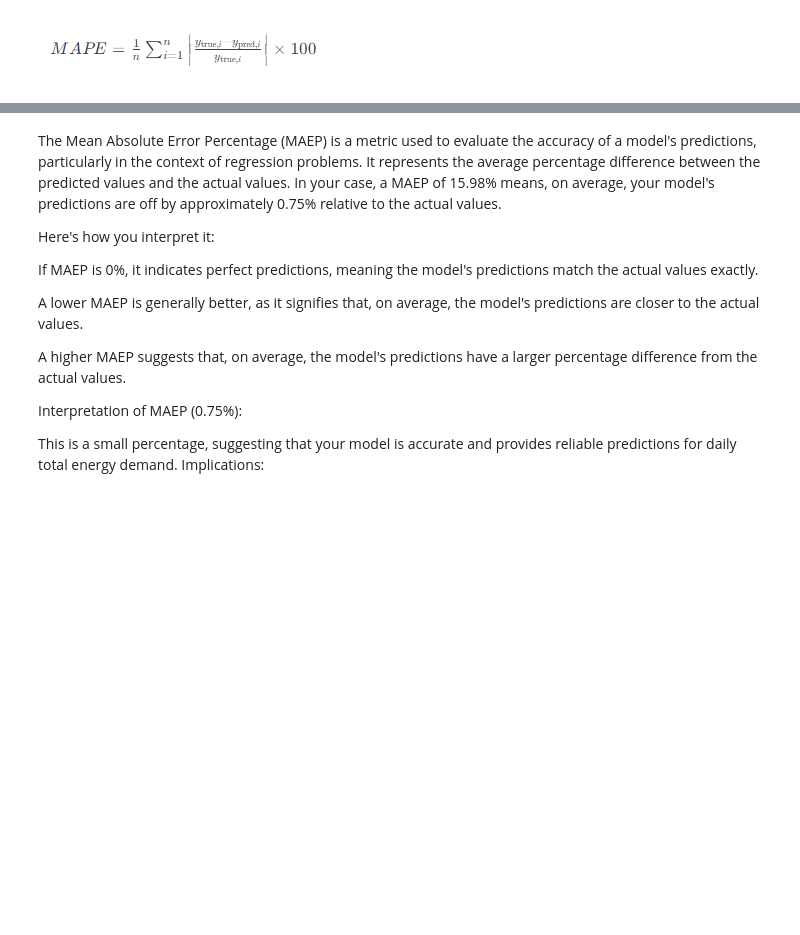
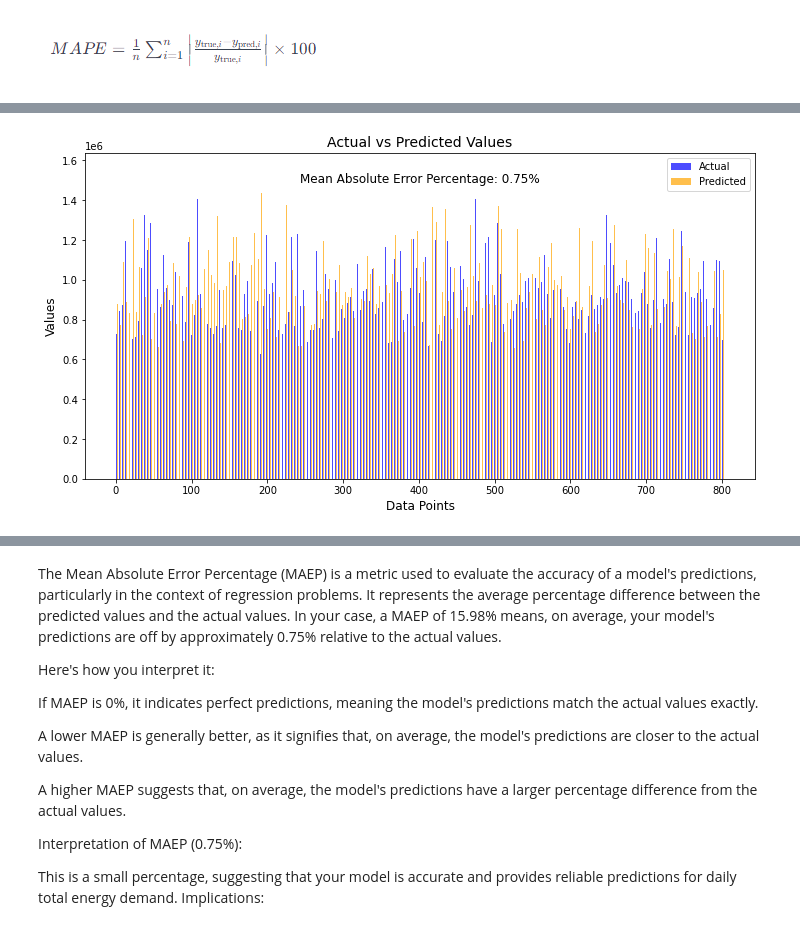
Before and after one commit to ReuvenDerner/MSDS_6120_Capstone_ARW, a Jupyter notebook: Capstone Data Project-Agg.ipynb, the cells around one changed output, grey strips where cells are left out. Saved outputs shown, nothing was run; the diff lists cells and outputs as text; code cells hidden in the pictures; blank space fills up the shorter version.

```diff
--- a/Capstone Data Project-Agg.ipynb
+++ b/Capstone Data Project-Agg.ipynb
@@ -696,0 +672,56 @@ The code block took 1.7850 seconds to execute.
+# %%
+import matplotlib.pyplot as plt
+import numpy as np
+import time
+
+# Record the start time
+start_time = time.time()
+
+# Ensure that y2_true and y_pred have the same length
+if len(y2_true) == len(y_pred):
+    # Calculate absolute errors and percentage errors
+    abs_errors = np.abs(y2_true - y_pred)
+    percentage_errors = (abs_errors / y2_true) * 100
+
+    # Set figure size
+    plt.figure(figsize=(12, 6))
+
+    # Plot side-by-side bar chart for actual and predicted values
+    bar_width = 0.3  # Adjusted bar width
+    index = np.arange(len(y2_true))
+
+    # Adjust transparency (alpha) of the bars
+    plt.bar(index - bar_width/2, y2_true, width=bar_width, label='Actual', color='blue', alpha=0.7)
+    plt.bar(index + bar_width/2, y_pred, width=bar_width, label='Predicted', color='orange', alpha=0.7)
+
+    # Display Mean Absolute Error Percentage on the graph
+    mean_absolute_error_percentage = np.mean(percentage_errors)
+    plt.text(0.5, 0.92, f'Mean Absolute Error Percentage: {mean_absolute_error_percentage:.2f}%',
+             transform=plt.gca().transAxes, fontsize=12, ha='center', va='center')
+
+    # Position the legend inside the plot area
+    plt.legend(loc='upper right', fontsize=10)
+
+    plt.xlabel('Data Points', fontsize=12)  # Increase font size
+    plt.ylabel('Values', fontsize=12)  # Increase font size
+    plt.title('Actual vs Predicted Values', fontsize=14)  # Increase font size
+
+    # Save the plot as a PNG file in the specified directory with higher DPI
+    plt.savefig(output_folder + 'Linear_Model_MAPE10.png', dpi=300)
+
+    plt.show()
+
+    # Alternatively, print it below the graph
+    print(f'Mean Absolute Error Percentage: {mean_absolute_error_percentage:.2f}%')
+else:
+    print("Error: y2_true and y_pred must have the same length.")
+
+
+# Record the end time
+end_time = time.time()
+
+# Calculate and print the elapsed time
+elapsed_time = end_time - start_time
+print(f'The code block took {elapsed_time:.4f} seconds to execute.')
+# %% [output]
+[figure, added]
```
Also changed, not shown: parts of 26 cells of this notebook.
